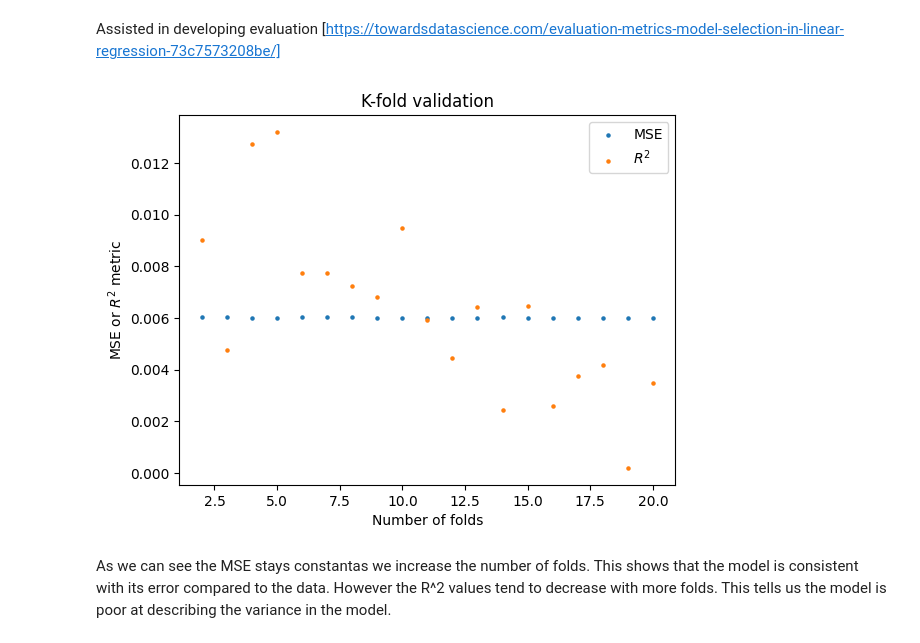
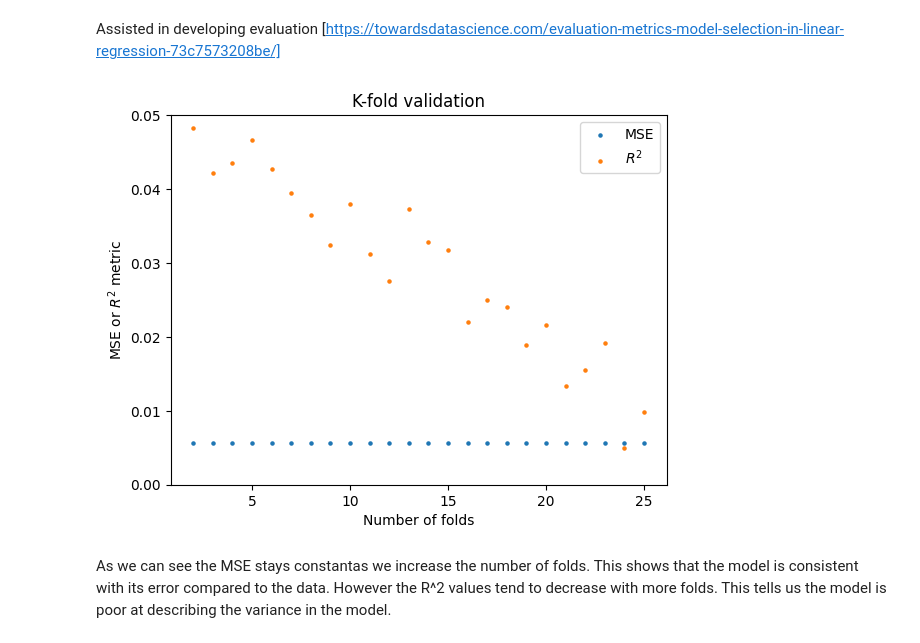
Before and after one commit to mlagnado/ISTA_Exam_2, a Jupyter notebook: step_7_validation.ipynb, the cells around one changed output. Cells and saved outputs as stored; diff of their text form; code cells hidden in the pictures.

Commit message:
Correction to only using heart attack data

```diff
--- a/step_7_validation.ipynb
+++ b/step_7_validation.ipynb
@@ -89,6 +89,8 @@ def ridge_regression(x, y, Lr=0.1, penalty=0.1, epochs=10000):
 #Grab and normalize data like in step6
 data = pd.read_csv('FY_2025_Hospital_Readmissions_Reduction_Program_Hospital.csv')
 data = data.drop(columns = ['Footnote'])
+data = data[data['Measure Name'] == 'READM-30-AMI-HRRP']
+#I forgot to only include heart attack patients in the first upload so I'll have to recomment everything which may be inconsistent with previous versions
 data = data.dropna()
 data['Number of Readmissions'] = data['Number of Readmissions'].astype(float)
 data['Read_Dis_ratio'] = data['Number of Readmissions'] / data['Number of Discharges']
@@ -101,14 +103,10 @@ normal_X = (X-mean_X)/std_dev_X
 normal_X = np.array(normal_X).reshape(-1,1)
 Y = np.array(Y).reshape(-1,1)
 # %%
-'''
-%Warning%
-Runtime ~ 45 sec
-'''
 all_MSE = []
 all_R2 = []
 all_k = []
-k_list = np.arange(2,21,1)
+k_list = np.arange(2,26,1)
 for k in k_list:
     kFold=KFold(n_splits=k,shuffle=False) #using package for k-fold
     cur_MSE = [] #for this K this will hold the scoring metrics
@@ -138,14 +136,15 @@ Assisted in developing evaluation [https://towardsdatascience.com/evaluation-met
 # %%
 #plot the score metrics
 plt.scatter(all_k, all_MSE, s=5, label='MSE')
 plt.scatter(all_k, all_R2, s=5, label=r'$R^2$')
 plt.xlabel('Number of folds')
 plt.ylabel(r'MSE or $R^2$ metric')
 plt.title('K-fold validation')
+plt.ylim(0,0.05)
 plt.legend()
 plt.show()
 # %% [output]
-[figure, old version]
+[figure, new version]
 # %% [markdown]
 As we can see the MSE stays constantas we increase the number of folds. This shows that the model is consistent with its error compared to the data. However the R^2 values tend to decrease with more folds. This tells us the model is poor at describing the variance in the model.
 # %% [markdown]
```
Also changed, not shown: 1 other file.
